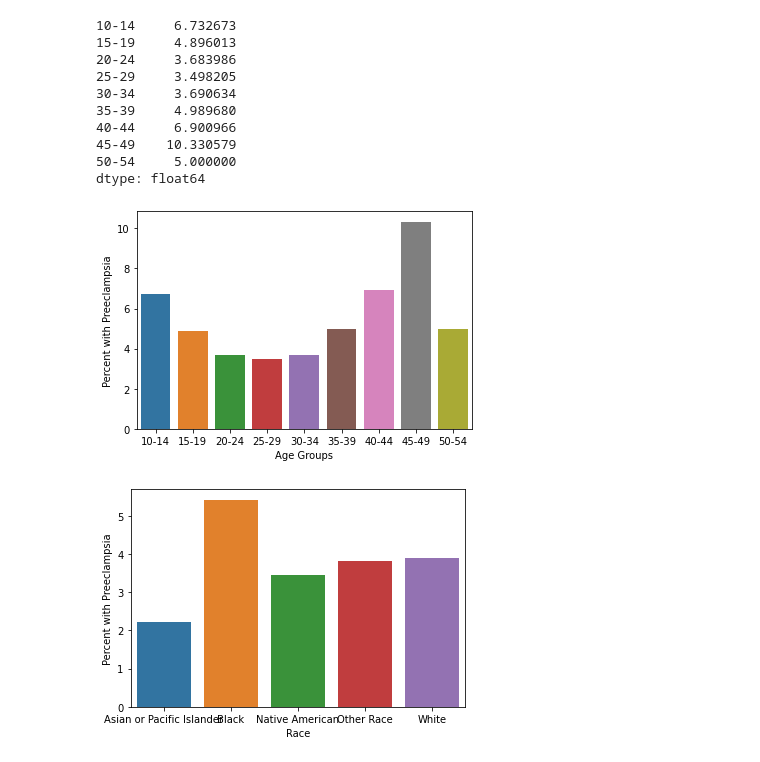
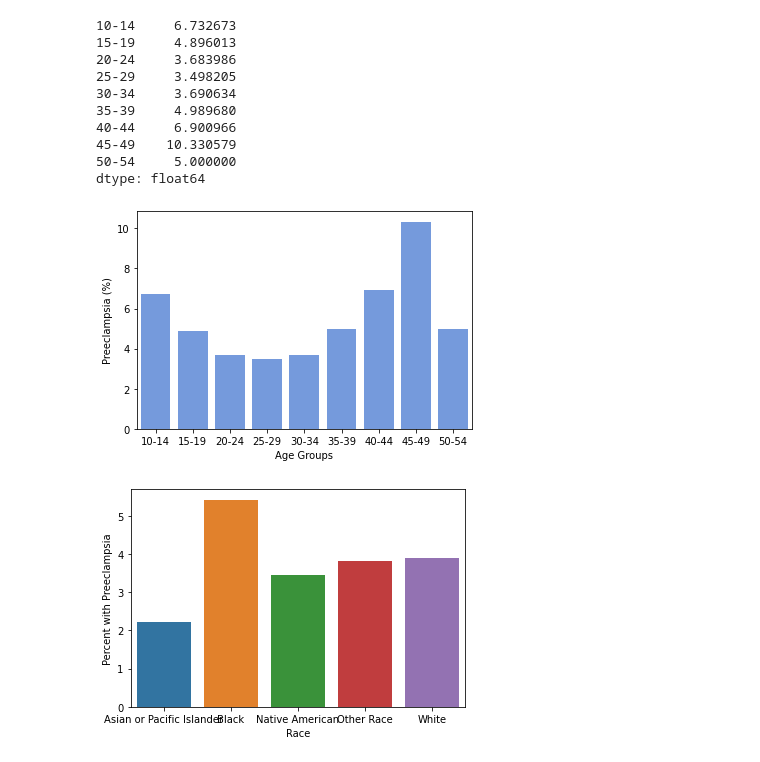
Before and after one commit to rachellb/Bennett_OUDSA5900, a Jupyter notebook: Descriptions/Texas_Descriptions.ipynb, the cells around one changed output. Cells and saved outputs as stored; diff of their text form; code cells hidden in the pictures.

```diff
--- a/Descriptions/Texas_Descriptions.ipynb
+++ b/Descriptions/Texas_Descriptions.ipynb
@@ -793,12 +793,13 @@ ageGroup
 50-54     5.000000
 dtype: float64
 # %%
+ageGroup = (year2013.groupby('PAT_AGE')['Preeclampsia/Eclampsia'].sum())/year2013.PAT_AGE.value_counts()*100
 #category_order = ['10-14', '15-19', '20-24', '25-29', '30-34','35-39','40-44','45-49','50-54']
-ax = sns.barplot(x=ageGroup.index, y=ageGroup.values)
-ax.set(xlabel='Age Groups',ylabel='Percent with Preeclampsia')
+ax = sns.barplot(x=ageGroup.index, y=ageGroup.values,color='cornflowerblue')
+ax.set(xlabel='Age Groups',ylabel='Preeclampsia (%)')
 plt.savefig('agemapTexas.png', dpi=400, bbox_inches = "tight")
 # %% [output]
-[figure, old version]
+[figure, new version]
 # %%
 Race = (year2013.groupby('RACE')['Preeclampsia/Eclampsia'].sum())/year2013.RACE.value_counts()*100
 ax = sns.barplot(x=Race.index, y=Race.values)
```
Also changed, not shown: parts of 2 cells of this notebook, 3 other files.
